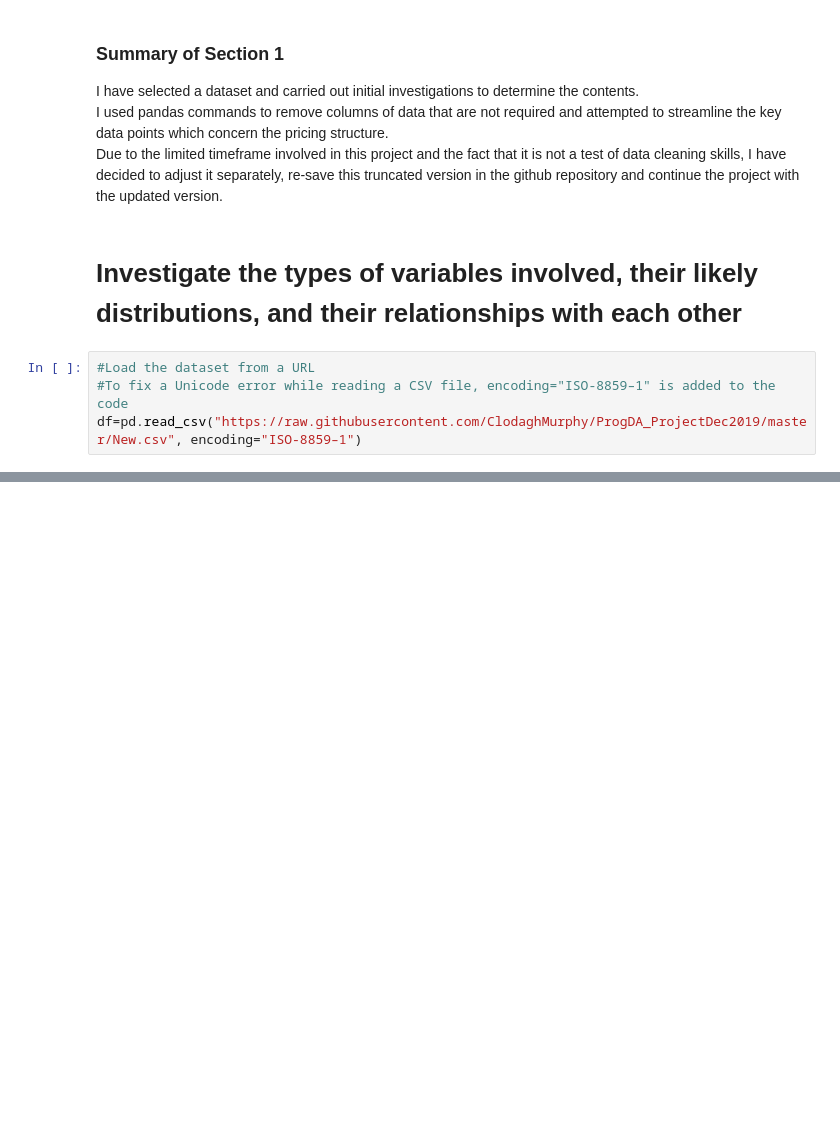
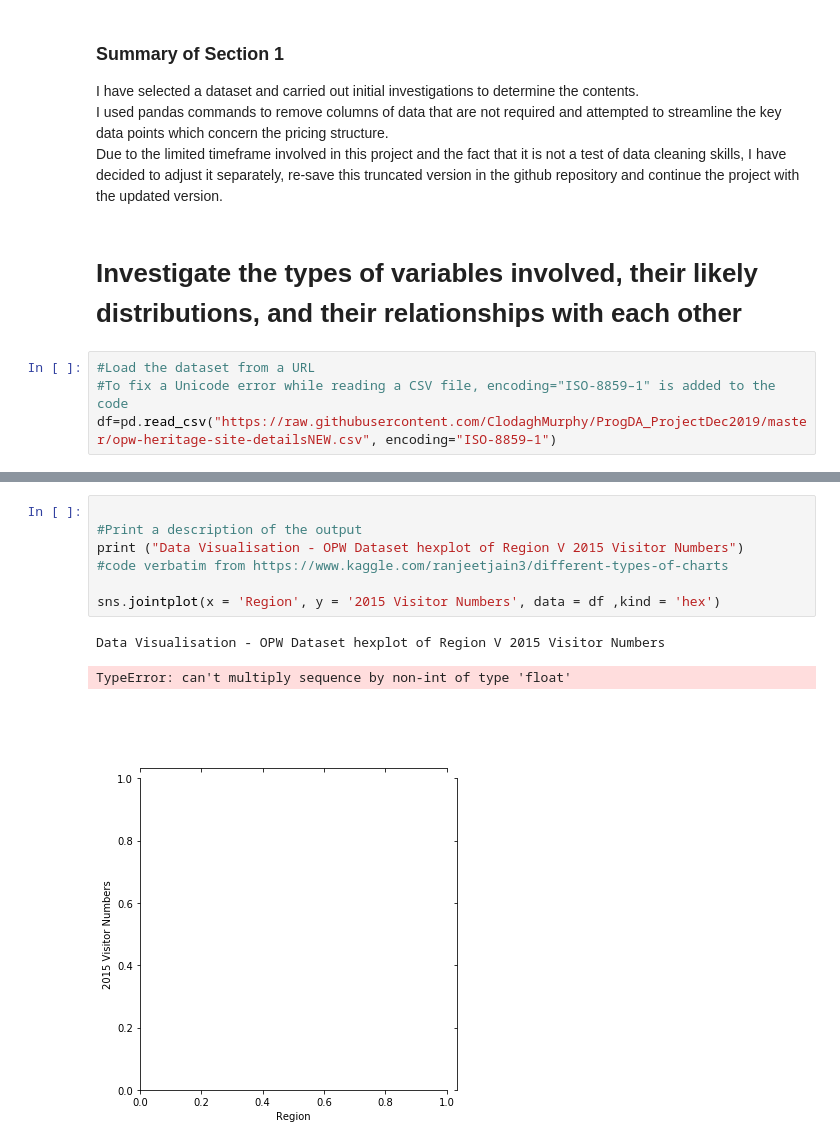
Before and after one commit to ClodaghMurphy/ProgDA_ProjectDec2019, a Jupyter notebook: ProgDA_ProjectDec2019.ipynb, the cells around one changed output, grey strips where cells are left out. Drawn from its saved outputs; the diff is of its cells as text; blank space fills up the shorter version.

```diff
--- a/ProgDA_ProjectDec2019.ipynb
+++ b/ProgDA_ProjectDec2019.ipynb
@@ -210,7 +210,7 @@ Due to the limited timeframe involved in this project and the fact that it is no
 # %%
 #Load the dataset from a URL
 #To fix a Unicode error while reading a CSV file, encoding="ISO-8859–1" is added to the code
-df=pd.read_csv("https://raw.githubusercontent.com/ClodaghMurphy/ProgDA_ProjectDec2019/master/New.csv", encoding="ISO-8859–1")
+df=pd.read_csv("https://raw.githubusercontent.com/ClodaghMurphy/ProgDA_ProjectDec2019/master/opw-heritage-site-detailsNEW.csv", encoding="ISO-8859–1")
 # %%
 df
 # %% [output]
@@ -237,0 +318,11 @@ df
+# %%
+
+#Print a description of the output
+print ("Data Visualisation - OPW Dataset hexplot of Region V 2015 Visitor Numbers")
+#code verbatim from https://www.kaggle.com/ranjeetjain3/different-types-of-charts
+
+sns.jointplot(x = 'Region', y = '2015 Visitor Numbers', data = df ,kind = 'hex')
+# %% [output]
+Data Visualisation - OPW Dataset hexplot of Region V 2015 Visitor Numbers
+TypeError: can't multiply sequence by non-int of type 'float'
+[figure, added]
```
Also changed, not shown: parts of 7 cells of this notebook, 1 other file.
